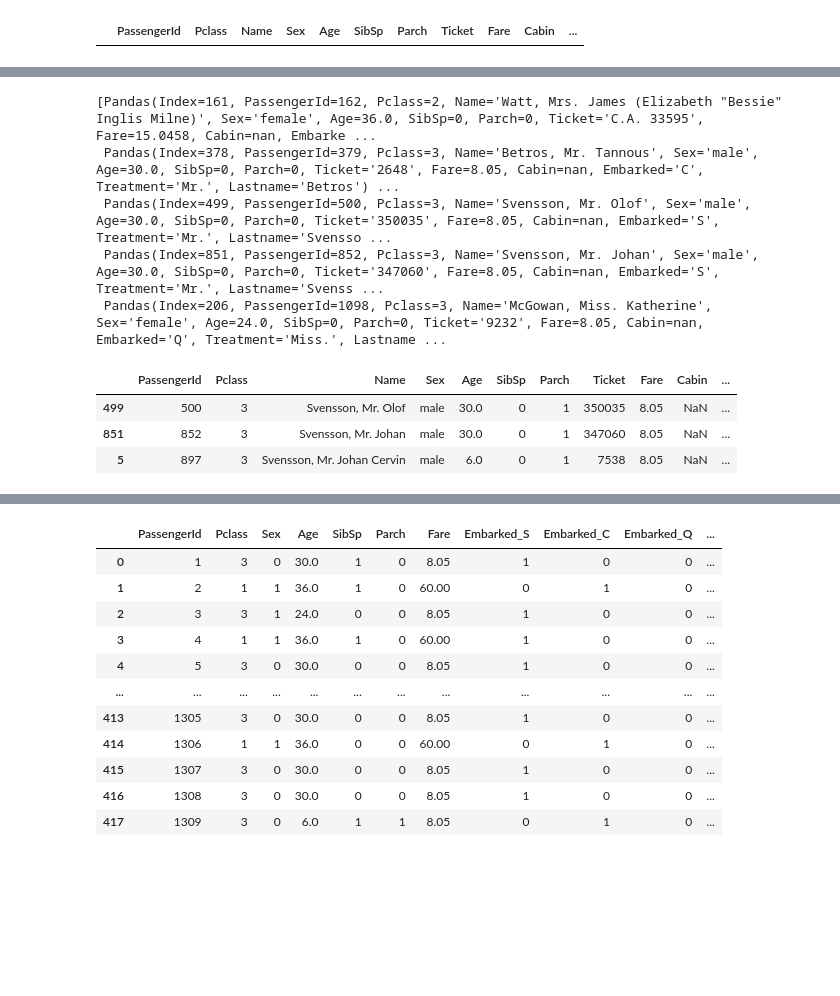
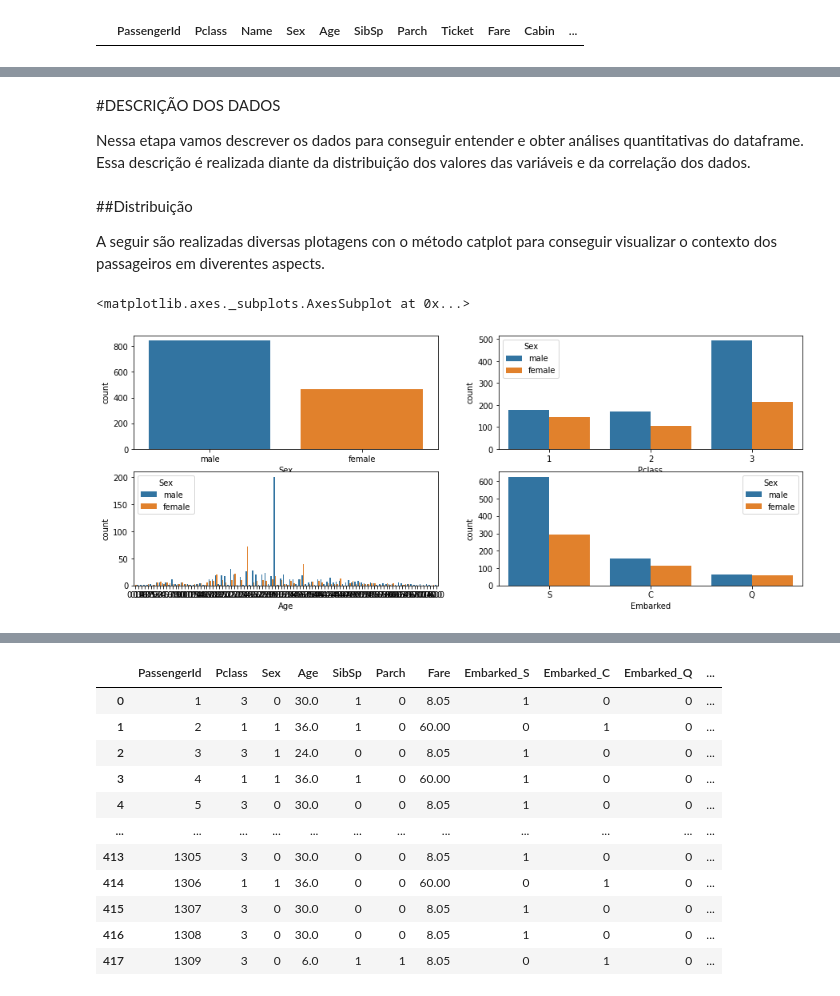
Before and after one commit to guimaraaes/data-science, a Jupyter notebook: kaggle_titanic.ipynb, the cells around one changed output, grey strips where cells are left out. Saved outputs shown, nothing was run; the diff lists cells and outputs as text; code cells hidden in the pictures; blank space fills up the shorter version.

```diff
--- a/kaggle_titanic.ipynb
+++ b/kaggle_titanic.ipynb
@@ -266,6 +257,6 @@ data.loc[(data['Fare'].isnull()) ]
 # %% [output]
 |  | PassengerId | Pclass | Name | Sex | Age | SibSp | Parch | Ticket | Fare | Cabin | ... |
 # %%
-data.loc[(data['Pclass'] == 3) , "Fare"] = data.loc[data['Pclass'] == 3, "Fare"].median()
-data.loc[(data['Pclass'] == 2) , "Fare"] = data.loc[data['Pclass'] == 2, "Fare"].median()
-data.loc[(data['Pclass'] == 1) , "Fare"] = data.loc[data['Pclass'] == 1, "Fare"].median()
+# data.loc[(data['Pclass'] == 3) , "Fare"] = data.loc[data['Pclass'] == 3, "Fare"].median()
+# data.loc[(data['Pclass'] == 2) , "Fare"] = data.loc[data['Pclass'] == 2, "Fare"].median()
+# data.loc[(data['Pclass'] == 1) , "Fare"] = data.loc[data['Pclass'] == 1, "Fare"].median()
@@ -335,37 +298,0 @@ lastname
-# %%
-lastn = []
-for my_string in data['Name'] :
-  res = my_string.split(',', maxsplit=1)[0]\
-                .split(maxsplit=1)[0]
-  lastn.append(res)
-data['Lastname'] = lastn
-
-
-parnts = []
-for my_string in data.loc[(data['Parch'] == 0 )&(data['Age'] >=20 ) ].itertuples() :
-  i = 2
-  res = my_string[3].split(',', maxsplit=1)[0]\
-                .split(maxsplit=1)[0]
-                # data.loc[(data['Parch'] == 0 )&((data['Treatment'] =='girl.' )|(data['Treatment'] =='Master.' ))]
-  if (res in lastname):
-    parnts.append(my_string)
-    data.loc[(data['Lastname'] == res ), 'Parch'] =  1
-    # pd.concat([parnts, my_string], axis=1)
-# parnts
-parnts
-
-# data.loc[(data['Parch'] == 0 )&((data['Treatment'] =='girl.' )|(data['Treatment'] =='Master.' ) ) ]
-# %% [output]
-[Pandas(Index=161, PassengerId=162, Pclass=2, Name='Watt, Mrs. James (Elizabeth "Bessie" Inglis Milne)', Sex='female', Age=36.0, SibSp=0, Parch=0, Ticket='C.A. 33595', Fare=15.0458, Cabin=nan, Embarke ...
- Pandas(Index=378, PassengerId=379, Pclass=3, Name='Betros, Mr. Tannous', Sex='male', Age=30.0, SibSp=0, Parch=0, Ticket='2648', Fare=8.05, Cabin=nan, Embarked='C', Treatment='Mr.', Lastname='Betros') ...
- Pandas(Index=499, PassengerId=500, Pclass=3, Name='Svensson, Mr. Olof', Sex='male', Age=30.0, SibSp=0, Parch=0, Ticket='350035', Fare=8.05, Cabin=nan, Embarked='S', Treatment='Mr.', Lastname='Svensso ...
- Pandas(Index=851, PassengerId=852, Pclass=3, Name='Svensson, Mr. Johan', Sex='male', Age=30.0, SibSp=0, Parch=0, Ticket='347060', Fare=8.05, Cabin=nan, Embarked='S', Treatment='Mr.', Lastname='Svenss ...
- Pandas(Index=206, PassengerId=1098, Pclass=3, Name='McGowan, Miss. Katherine', Sex='female', Age=24.0, SibSp=0, Parch=0, Ticket='9232', Fare=8.05, Cabin=nan, Embarked='Q', Treatment='Miss.', Lastname ...
-# %%
-data.loc[(data['SibSp'] >= 2 )]
-data.loc[(data['Lastname'] == "Svensson" )]
-# %% [output]
-|  | PassengerId | Pclass | Name | Sex | Age | SibSp | Parch | Ticket | Fare | Cabin | ... |
-| 499 | 500 | 3 | Svensson, Mr. Olof | male | 30.0 | 0 | 1 | 350035 | 8.05 | NaN | ... |
-| 851 | 852 | 3 | Svensson, Mr. Johan | male | 30.0 | 0 | 1 | 347060 | 8.05 | NaN | ... |
-| 5 | 897 | 3 | Svensson, Mr. Johan Cervin | male | 6.0 | 0 | 1 | 7538 | 8.05 | NaN | ... |
@@ -388,0 +299,20 @@ data.loc[(data['Lastname'] == "Svensson" )]
+# %% [markdown]
+#DESCRIÇÃO DOS DADOS
+
+Nessa etapa vamos descrever os dados para conseguir entender e obter análises quantitativas do dataframe. Essa descrição é realizada diante da distribuição dos valores das variáveis e da correlação dos dados.
+# %% [markdown]
+##Distribuição
+
+A seguir são realizadas diversas plotagens con o método catplot para conseguir visualizar o contexto dos passageiros em diverentes aspects.
+# %%
+fig, axes = plt.subplots(2, 2, figsize=(15, 3))
+fig.subplots_adjust( bottom=0.05, top=1.5)
+
+sns.countplot(x=data.Sex, ax=axes[0, 0])
+sns.countplot(x=data.Pclass,hue=data.Sex,ax=axes[0, 1])
+
+sns.countplot(x=data.Age,hue=data.Sex,ax=axes[1, 0])
+sns.countplot(x=data.Embarked,hue=data.Sex,ax=axes[1, 1])
+# %% [output]
+<matplotlib.axes._subplots.AxesSubplot at 0x...>
+[figure, added]
```
Also changed, not shown: parts of 51 cells of this notebook.
